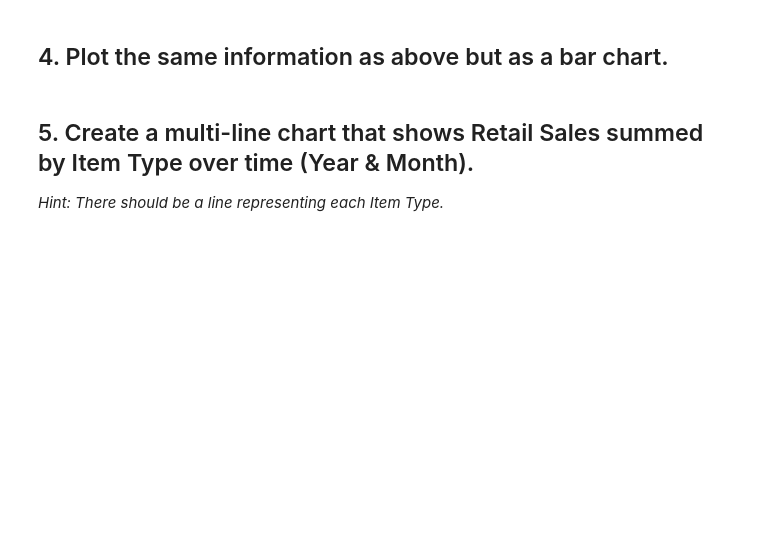
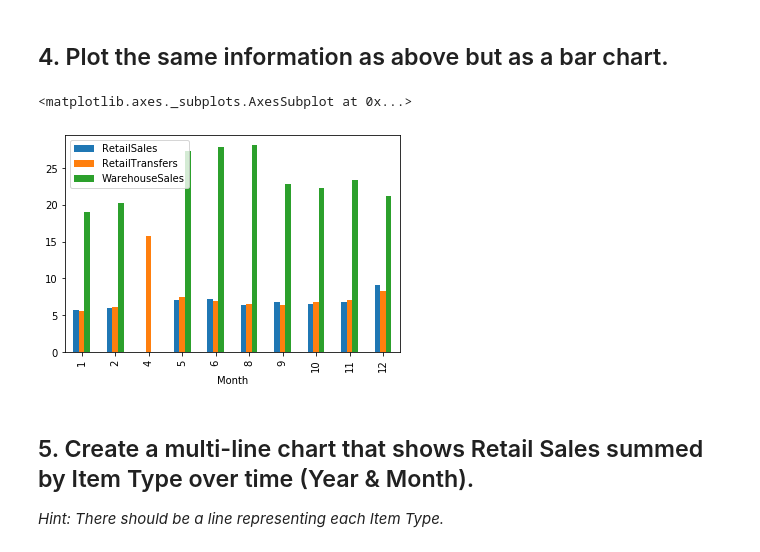
Before and after one commit to Nonisnon/dataptmad0420, a Jupyter notebook: module-2/plotting-multiple-data-series/your-code/main.ipynb, the cells around one changed output. Cells and saved outputs as stored; diff of their text form; code cells hidden in the pictures; blank space fills up the shorter version.

```diff
--- a/module-2/plotting-multiple-data-series/your-code/main.ipynb
+++ b/module-2/plotting-multiple-data-series/your-code/main.ipynb
@@ -50,5 +71,10 @@ top10.plot.barh()
 # %% [markdown]
 ## 4. Plot the same information as above but as a bar chart.
+# %%
+avg.plot.bar()
+# %% [output]
+<matplotlib.axes._subplots.AxesSubplot at 0x...>
+[figure, added]
 # %% [markdown]
 ## 5. Create a multi-line chart that shows Retail Sales summed by Item Type over time (Year & Month).
 
```
Also changed, not shown: parts of 6 cells of this notebook.
